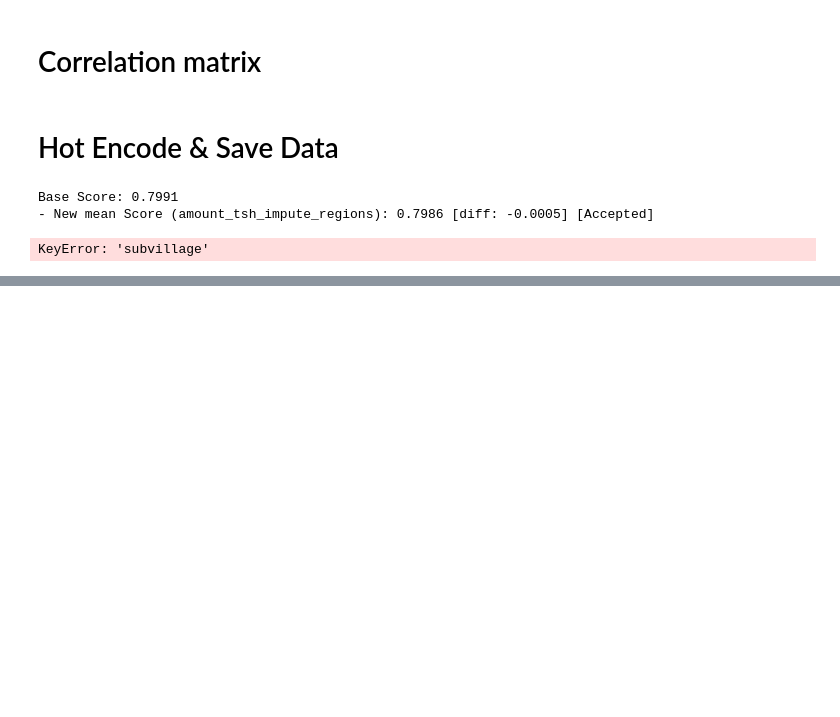
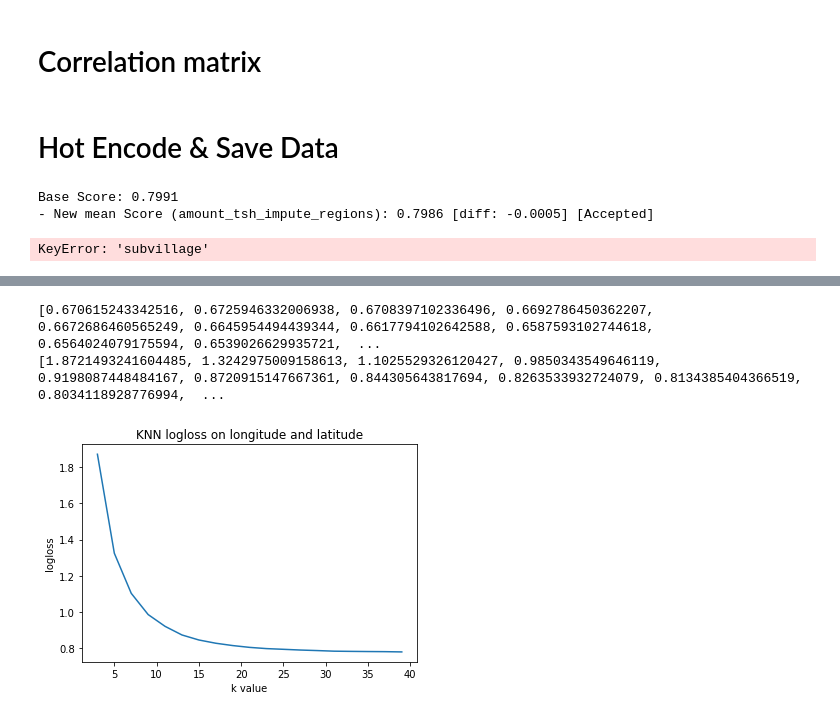
Before and after one commit to mradazoury/Pump_it_Up_ML_project, a Jupyter notebook: Data Preperation-mrad.ipynb, the cells around one changed output, grey strips where cells are left out. Cells and saved outputs as stored; diff of their text form; code cells hidden in the pictures; blank space fills up the shorter version.

```diff
--- a/Data Preperation-mrad.ipynb
+++ b/Data Preperation-mrad.ipynb
@@ -330,0 +364,50 @@ impute(train_data_transformed,'amount_tsh')
+# %%
+accbig=[]
+loglossbig=[]
+
+def f(x):
+    return sp.log(sp.maximum(sp.minimum(x,1-10**-5),10**-5))
+f=np.vectorize(f)
+
+for j in range(3,40,2):
+    logloss=[]
+    acc=[]
+    for i in range(5):
+        #split data
+        X_train, X_test, y_train, y_test = train_test_split(X, y, test_size=0.33, random_state=i)
+        neigh = KNeighborsClassifier(n_neighbors=j)
+        #train classifier
+        neigh.fit(X_train, y_train)
+
+        #find % predicted correctly for this k
+        predVal=neigh.predict(X_test)
+        mat=[predVal,y_test]
+        df=pd.DataFrame(mat).transpose()
+        df.columns=('h0','y')
+        df['diff']=np.where(df.h0==df.y,1,0)
+        acc.append(sum(df['diff'])/len(df['diff']))
+
+        #find the logloss for this k
+        PredProb=neigh.predict_proba(X_test)
+        pred=np.asmatrix(PredProb)
+        pred.columns=('high','low','medium')
+        s=np.asmatrix(pd.get_dummies(y_test))
+        predf=f(pred)
+        mult=np.multiply(predf,s)
+        logloss.append(np.sum(mult)/-len(y_test))
+    loglossbig.append(np.mean(logloss))
+    accbig.append(np.mean(acc))
+print(accbig)
+print(loglossbig)
+# %% [output]
+[0.670615243342516, 0.6725946332006938, 0.6708397102336496, 0.6692786450362207, 0.6672686460565249, 0.6645954494439344, 0.6617794102642588, 0.6587593102744618, 0.6564024079175594, 0.6539026629935721,  ...
+[1.8721493241604485, 1.3242975009158613, 1.1025529326120427, 0.9850343549646119, 0.9198087448484167, 0.8720915147667361, 0.844305643817694, 0.8263533932724079, 0.8134385404366519, 0.8034118928776994,  ...
+# %%
+import matplotlib.pyplot as plt
+plt.plot(range(3,40,2),loglossbig)
+plt.ylabel('logloss')
+plt.xlabel('k value')
+plt.title('KNN logloss on longitude and latitude')
+plt.show()
+# %% [output]
+[figure, added]
```
Also changed, not shown: parts of 12 cells of this notebook, 3 other files.
